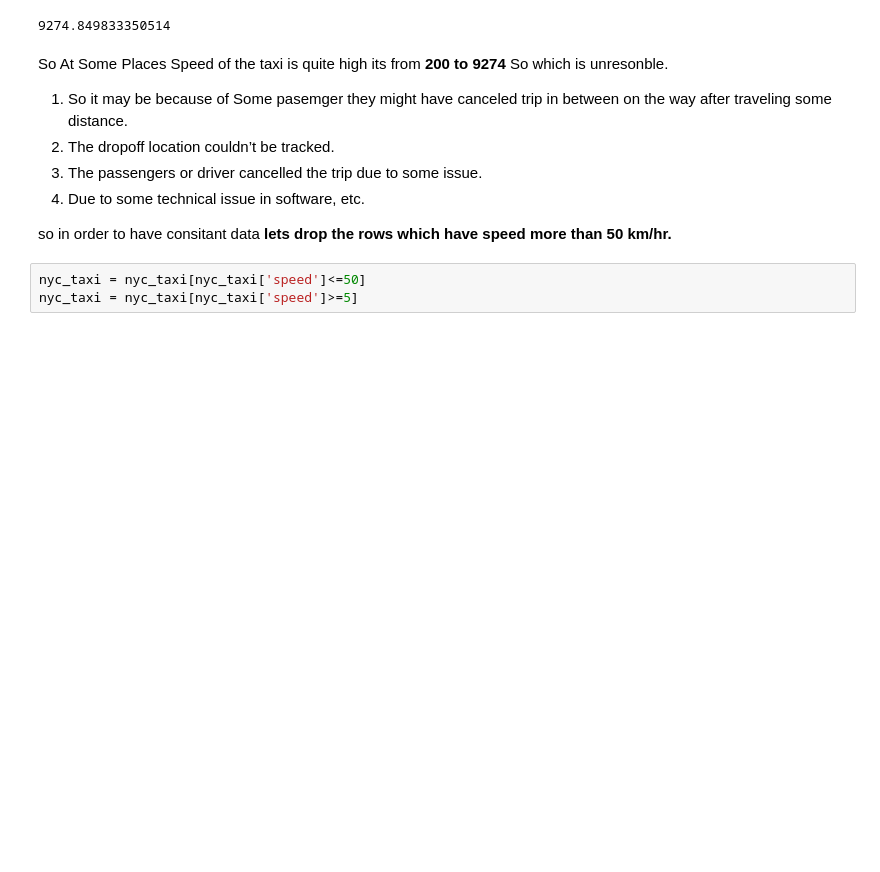
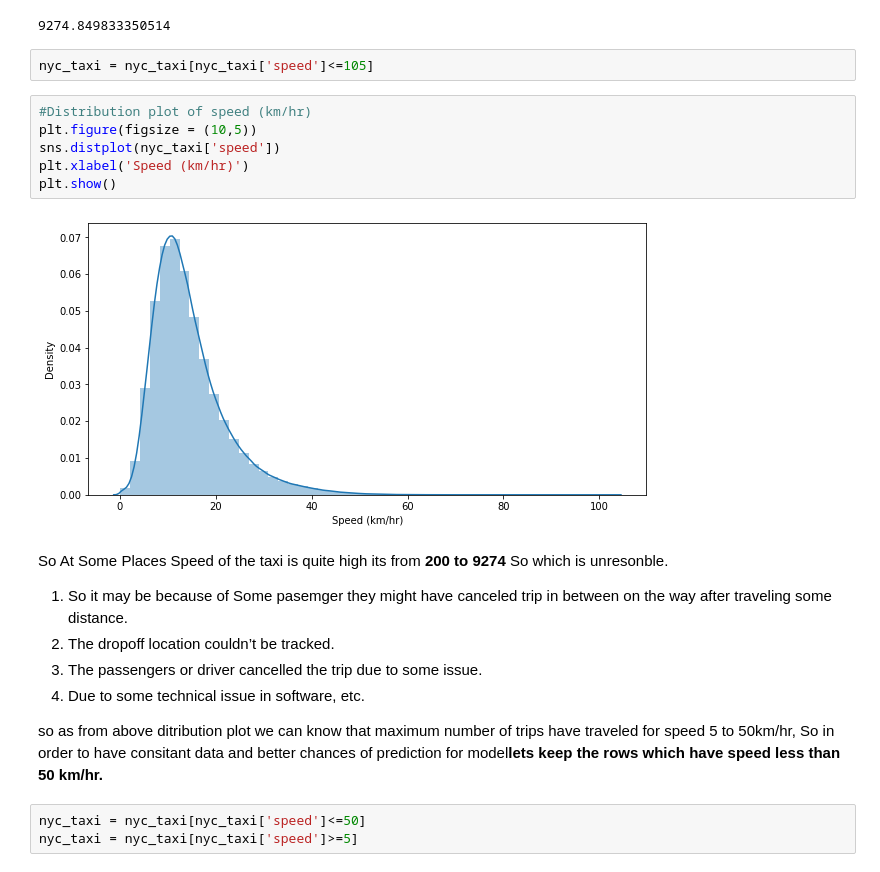
Before and after one commit to VilasSonawane/NYCTaxiTimePrediction-Model, a Jupyter notebook: Final_Vilas_NYC_Taxi_Trip_Time_Prediction_Capstone_Project.ipynb, the cells around one changed output. Cells and saved outputs as stored; diff of their text form; blank space fills up the shorter version.

```diff
--- a/Final_Vilas_NYC_Taxi_Trip_Time_Prediction_Capstone_Project.ipynb
+++ b/Final_Vilas_NYC_Taxi_Trip_Time_Prediction_Capstone_Project.ipynb
@@ -679,6 +677,16 @@ plt.show()
 nyc_taxi.speed.max()
 # %% [output]
 9274.849833350514
+# %%
+nyc_taxi = nyc_taxi[nyc_taxi['speed']<=105]
+# %%
+#Distribution plot of speed (km/hr)
+plt.figure(figsize = (10,5))
+sns.distplot(nyc_taxi['speed'])
+plt.xlabel('Speed (km/hr)')
+plt.show()
+# %% [output]
+[figure, added]
 # %% [markdown]
 So At Some Places Speed of the taxi is quite high its from **200 to 9274** So which is unresonble.
 
@@ -687,7 +695,7 @@ So At Some Places Speed of the taxi is quite high its from **200 to 9274** So wh
 3. The passengers or driver cancelled the trip due to some issue.
 4. Due to some technical issue in software, etc.
 
-so in order to have consitant data **lets drop the rows which have speed more than 50 km/hr.**
+so as  from above ditribution plot we can know that maximum number of trips have traveled for speed 5 to 50km/hr, So in  order to have consitant data and better chances of prediction for model**lets keep the rows which have speed less than 50 km/hr.**
 # %%
 nyc_taxi = nyc_taxi[nyc_taxi['speed']<=50]
 nyc_taxi = nyc_taxi[nyc_taxi['speed']>=5]
```
Also changed, not shown: parts of 34 cells of this notebook.
